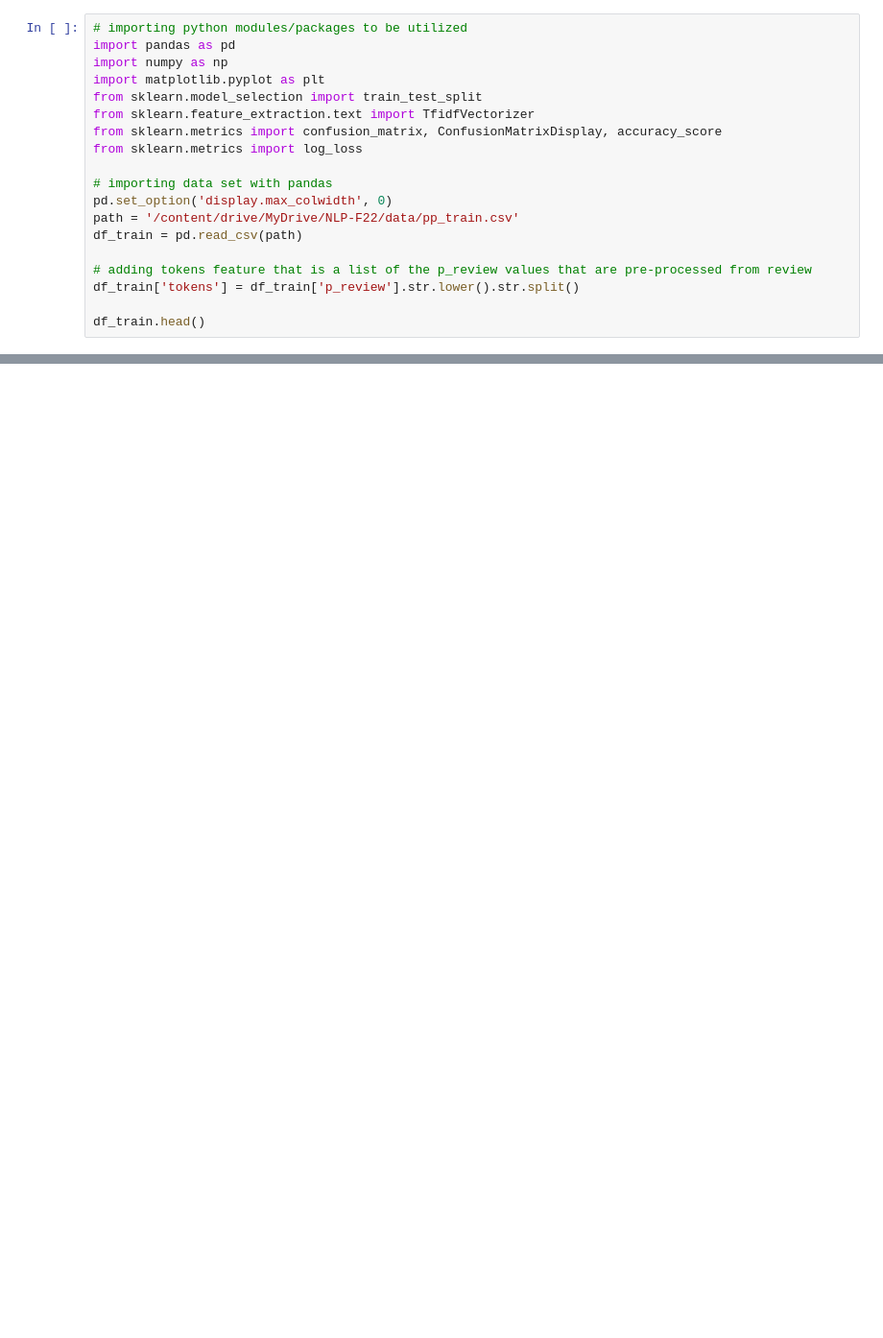
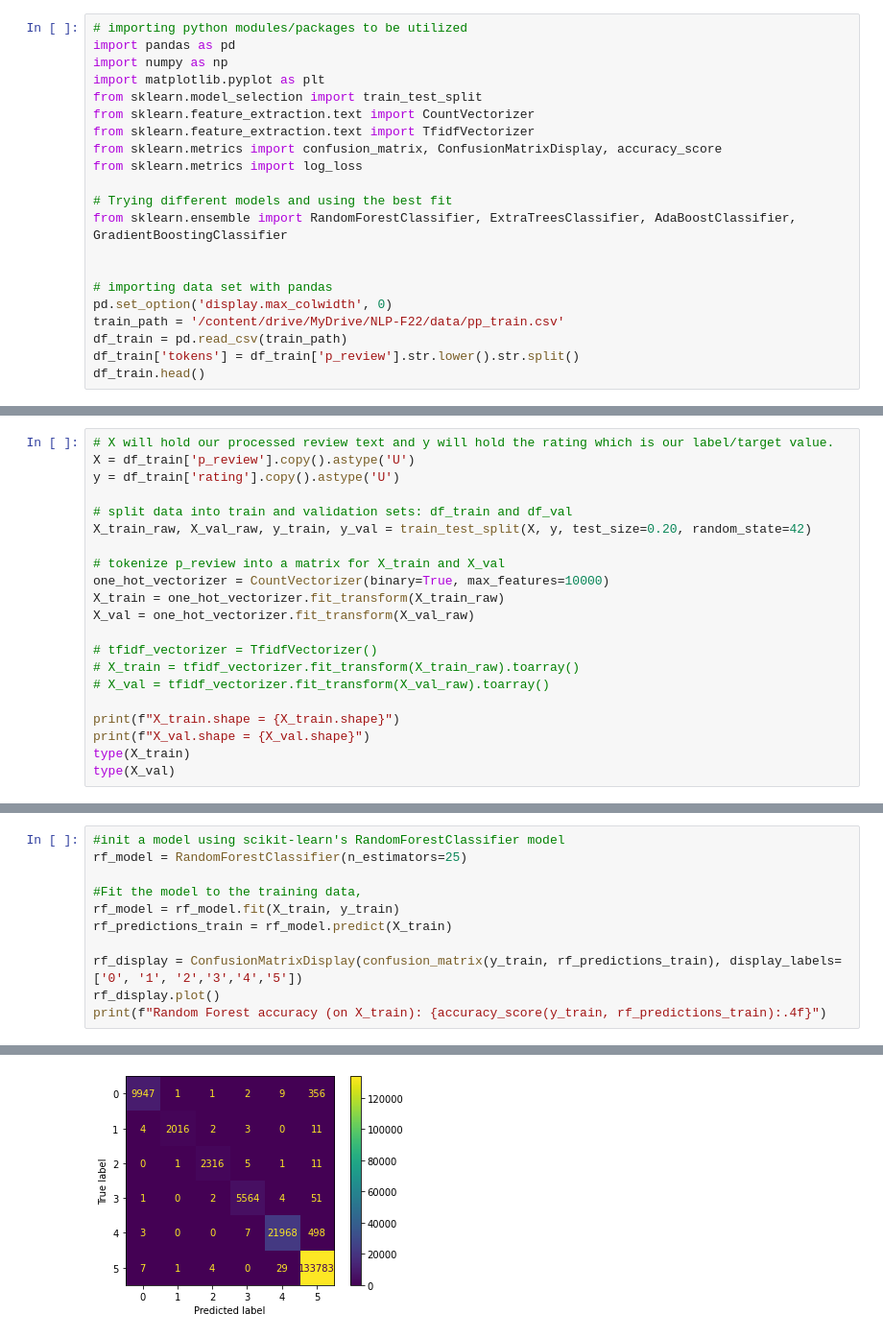
Before and after one commit to chillyssa/NLP-with-Deep-Learning-Project, a Jupyter notebook: project_part2.ipynb, the cells around one changed output, grey strips where cells are left out. Shown at 96% size. Saved outputs shown, nothing was run; the diff lists cells and outputs as text; blank space fills up the shorter version.

Commit message:
Adding Baseline Model with RandomForest, hyper-parameter tuning, and conclusions

```diff
--- a/project_part2.ipynb
+++ b/project_part2.ipynb
@@ -27,18 +27,20 @@ import pandas as pd
 import numpy as np
 import matplotlib.pyplot as plt
 from sklearn.model_selection import train_test_split
+from sklearn.feature_extraction.text import CountVectorizer
 from sklearn.feature_extraction.text import TfidfVectorizer
 from sklearn.metrics import confusion_matrix, ConfusionMatrixDisplay, accuracy_score
 from sklearn.metrics import log_loss
 
+# Trying different models and using the best fit
+from sklearn.ensemble import RandomForestClassifier, ExtraTreesClassifier, AdaBoostClassifier, GradientBoostingClassifier
+
+
 # importing data set with pandas
 pd.set_option('display.max_colwidth', 0)
-path = '/content/drive/MyDrive/NLP-F22/data/pp_train.csv'
-df_train = pd.read_csv(path)
-
-# adding tokens feature that is a list of the p_review values that are pre-processed from review
+train_path = '/content/drive/MyDrive/NLP-F22/data/pp_train.csv'
+df_train = pd.read_csv(train_path)
 df_train['tokens'] = df_train['p_review'].str.lower().str.split()
-
 df_train.head()
 # %% [output]
 |  | Unnamed: 0 | Unnamed: 0.1 | Unnamed: 0.1.1 | user_id | recipe_id | date | rating | review | review_len | ... |
@@ -49,0 +57,21 @@ df_train.head()
+# %%
+# X will hold our processed review text and y will hold the rating which is our label/target value.
+X = df_train['p_review'].copy().astype('U')
+y = df_train['rating'].copy().astype('U')
+
+# split data into train and validation sets: df_train and df_val
+X_train_raw, X_val_raw, y_train, y_val = train_test_split(X, y, test_size=0.20, random_state=42)
+
+# tokenize p_review into a matrix for X_train and X_val
+one_hot_vectorizer = CountVectorizer(binary=True, max_features=10000)
+X_train = one_hot_vectorizer.fit_transform(X_train_raw)
+X_val = one_hot_vectorizer.fit_transform(X_val_raw)
+
+# tfidf_vectorizer = TfidfVectorizer()
+# X_train = tfidf_vectorizer.fit_transform(X_train_raw).toarray()
+# X_val = tfidf_vectorizer.fit_transform(X_val_raw).toarray()
+
+print(f"X_train.shape = {X_train.shape}")
+print(f"X_val.shape = {X_val.shape}")
+type(X_train)
+type(X_val)
@@ -49,0 +88,12 @@ df_train.head()
+# %%
+#init a model using scikit-learn's RandomForestClassifier model
+rf_model = RandomForestClassifier(n_estimators=25)
+
+#Fit the model to the training data,
+rf_model = rf_model.fit(X_train, y_train)
+rf_predictions_train = rf_model.predict(X_train)
+
+rf_display = ConfusionMatrixDisplay(confusion_matrix(y_train, rf_predictions_train), display_labels=['0', '1', '2','3','4','5'])
+rf_display.plot()
+print(f"Random Forest accuracy (on X_train): {accuracy_score(y_train, rf_predictions_train):.4f}")
+# %% [output]
@@ -49,0 +101 @@ df_train.head()
+[figure, added]
```
Also changed, not shown: parts of 20 cells of this notebook.
